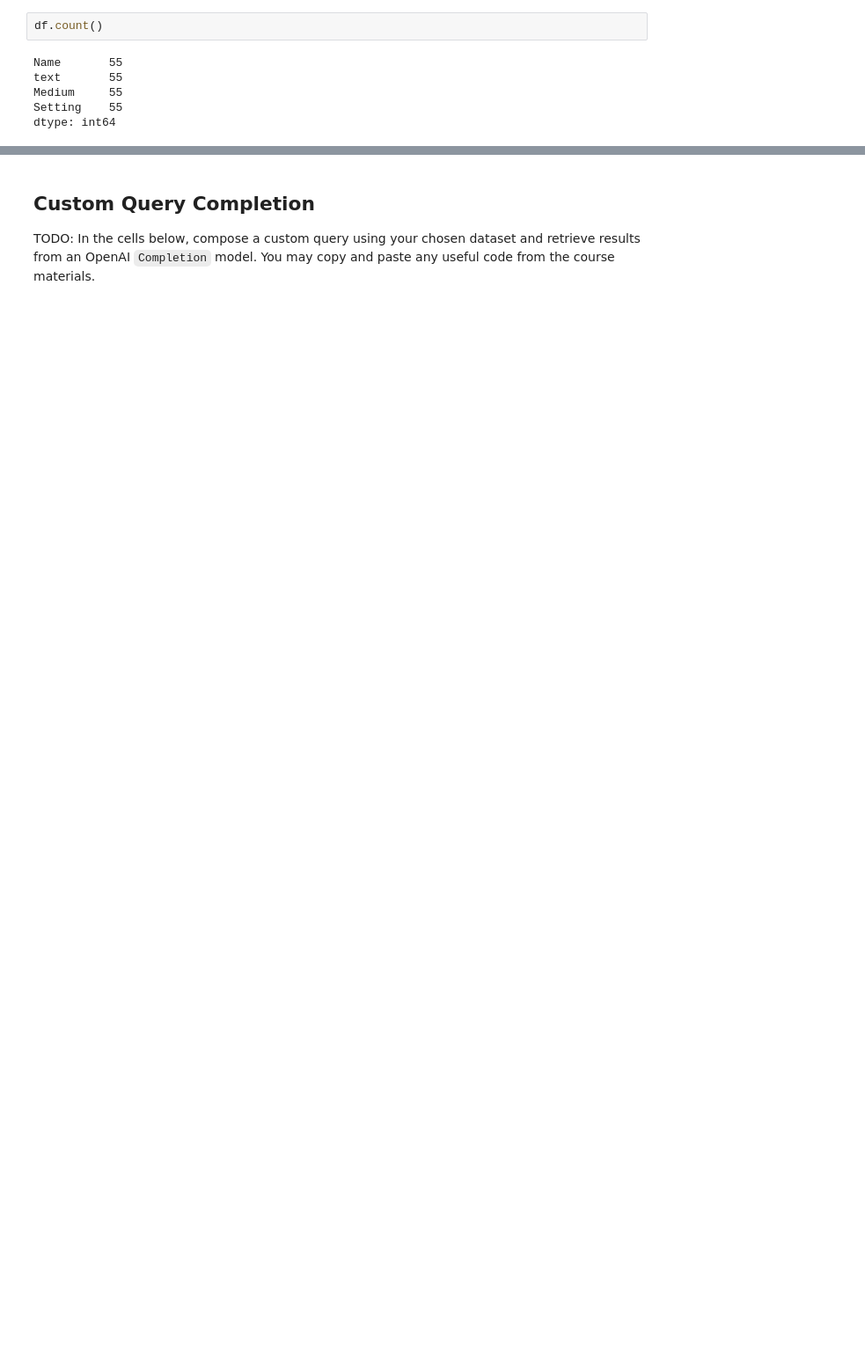
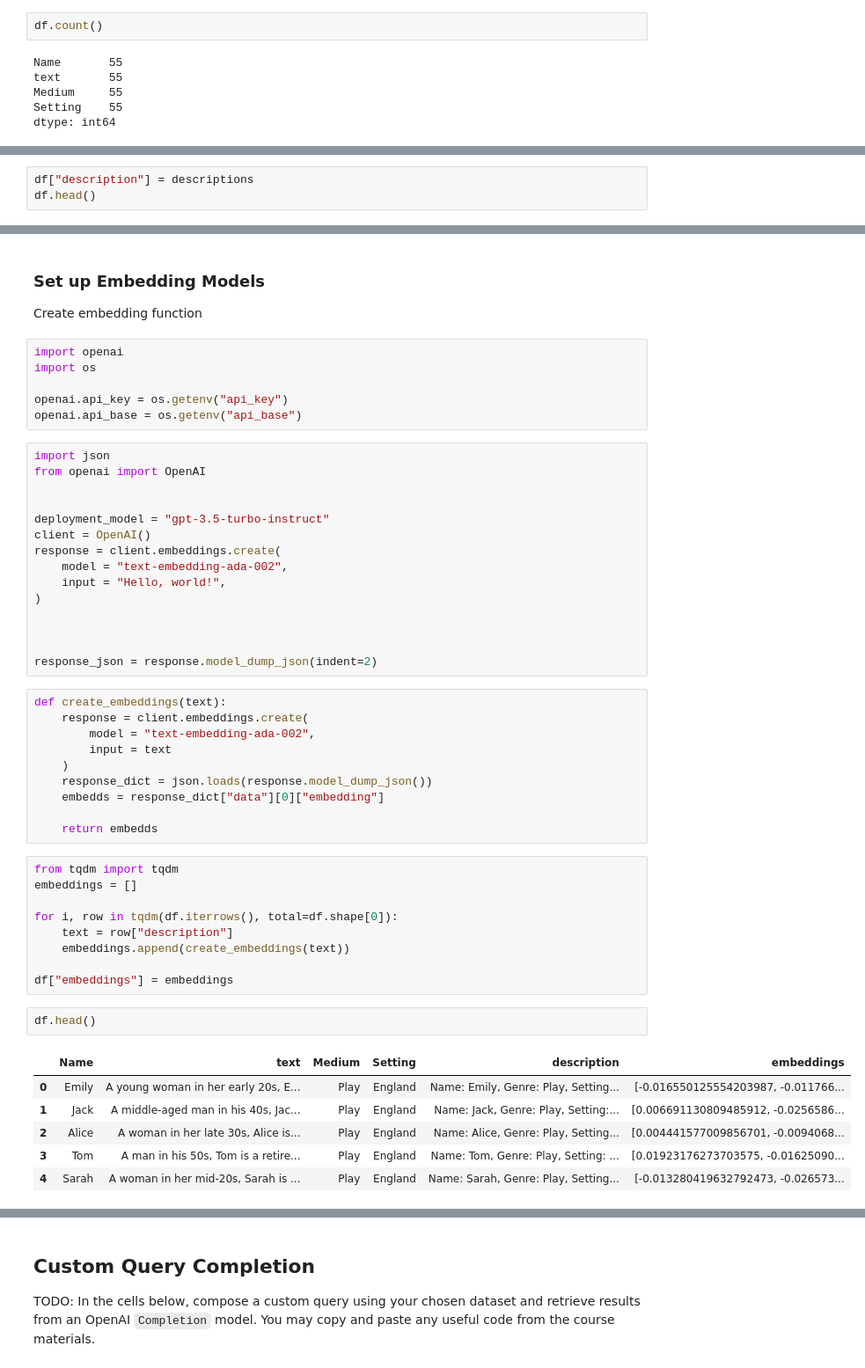
Before and after one commit to Vochannguyen/CustomChatbot, a Jupyter notebook: custom-chatbot.ipynb, the cells around one changed output, grey strips where cells are left out. Shown: that part at 88% size. Cells and saved outputs as stored; diff of their text form; blank space fills up the shorter version.

```diff
--- a/custom-chatbot.ipynb
+++ b/custom-chatbot.ipynb
@@ -55,0 +148,3 @@ dtype: int64
+# %%
+df["description"] = descriptions
+df.head()
@@ -55,0 +158,53 @@ dtype: int64
+# %% [markdown]
+### Set up Embedding Models
+
+Create embedding function
+# %%
+import openai
+import os
+
+openai.api_key = os.getenv("api_key")
+openai.api_base = os.getenv("api_base")
+# %%
+import json
+from openai import OpenAI
+
+
+deployment_model = "gpt-3.5-turbo-instruct"
+client = OpenAI()
+response = client.embeddings.create(
+    model = "text-embedding-ada-002",
+    input = "Hello, world!",
+)
+
+
+
+response_json = response.model_dump_json(indent=2)
+# %%
+def create_embeddings(text):
+    response = client.embeddings.create(
+        model = "text-embedding-ada-002",
+        input = text
+    )
+    response_dict = json.loads(response.model_dump_json())
+    embedds = response_dict["data"][0]["embedding"]
+
+    return embedds
+# %%
+from tqdm import tqdm
+embeddings = []
+
+for i, row in tqdm(df.iterrows(), total=df.shape[0]):
+    text = row["description"]
+    embeddings.append(create_embeddings(text))
+
+df["embeddings"] = embeddings
+# %%
+df.head()
+# %% [output]
+|  | Name | text | Medium | Setting | description | embeddings |
+| 0 | Emily | A young woman in her early 20s, E... | Play | England | Name: Emily, Genre: Play, Setting... | [-0.016550125554203987, -0.011766... |
+| 1 | Jack | A middle-aged man in his 40s, Jac... | Play | England | Name: Jack, Genre: Play, Setting:... | [0.006691130809485912, -0.0256586... |
+| 2 | Alice | A woman in her late 30s, Alice is... | Play | England | Name: Alice, Genre: Play, Setting... | [0.004441577009856701, -0.0094068... |
+| 3 | Tom | A man in his 50s, Tom is a retire... | Play | England | Name: Tom, Genre: Play, Setting: ... | [0.01923176273703575, -0.01625090... |
+| 4 | Sarah | A woman in her mid-20s, Sarah is ... | Play | England | Name: Sarah, Genre: Play, Setting... | [-0.013280419632792473, -0.026573... |
```
Also changed, not shown: parts of 34 cells of this notebook.
